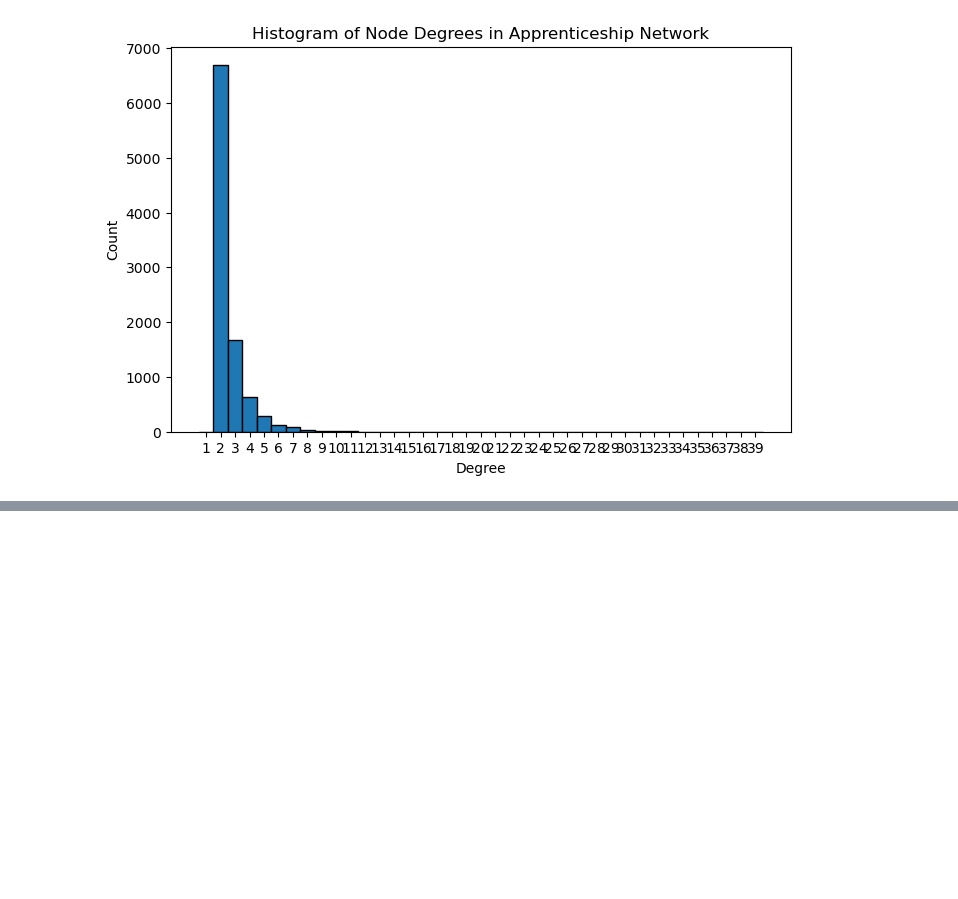
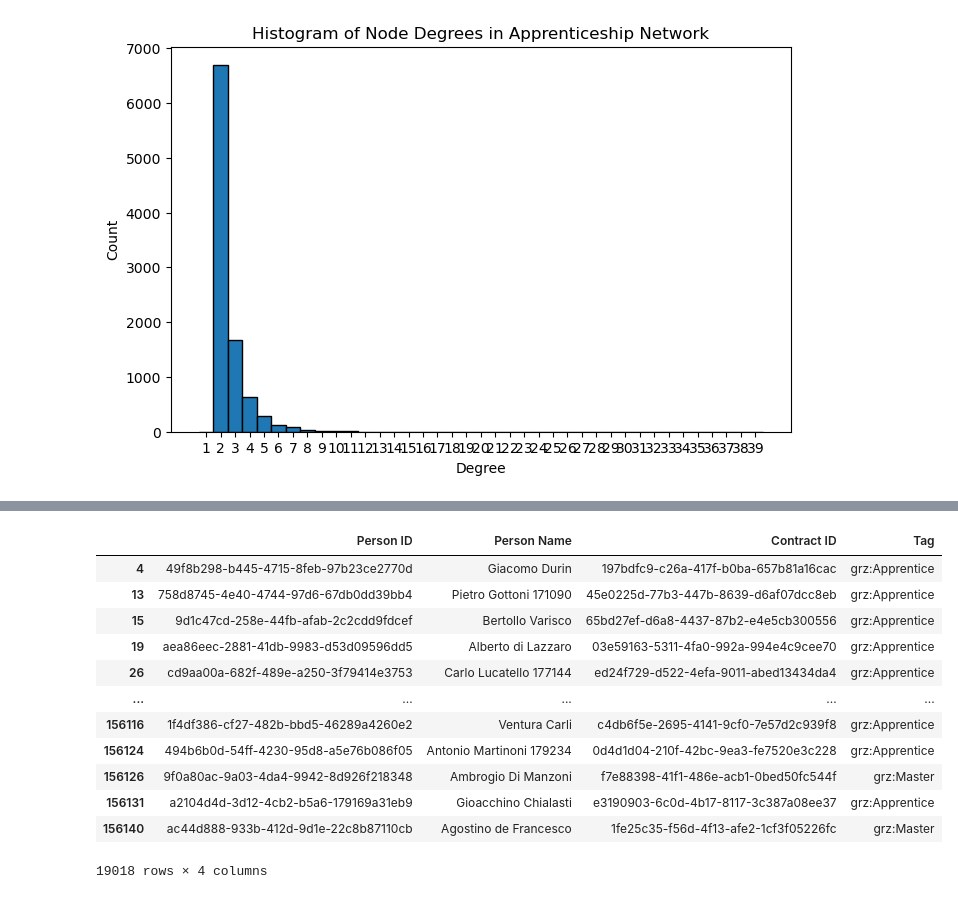
Before and after one commit to ludovicpollet/garzoni, a Jupyter notebook: garzoni_aumad.ipynb, the cells around one changed output, grey strips where cells are left out. Saved outputs shown, nothing was run; the diff lists cells and outputs as text; code cells hidden in the pictures; blank space fills up the shorter version.

```diff
--- a/garzoni_aumad.ipynb
+++ b/garzoni_aumad.ipynb
@@ -146,0 +187,20 @@ print(len(df_contracts))
+# %%
+df_joined['Contract ID'].value_counts()
+
+nodes_with_one_edge = [n for n, d in G_apprentiships.degree() if d == 1]
+
+df_person_mentions[df_person_mentions['Person ID'].isin(nodes_with_one_edge)][colum_select]
+# %% [output]
+|  | Person ID | Person Name | Contract ID | Tag |
+| 4 | 49f8b298-b445-4715-8feb-97b23ce2770d | Giacomo Durin | 197bdfc9-c26a-417f-b0ba-657b81a16cac | grz:Apprentice |
+| 13 | 758d8745-4e40-4744-97d6-67db0dd39bb4 | Pietro Gottoni 171090 | 45e0225d-77b3-447b-8639-d6af07dcc8eb | grz:Apprentice |
+| 15 | 9d1c47cd-258e-44fb-afab-2c2cdd9fdcef | Bertollo Varisco | 65bd27ef-d6a8-4437-87b2-e4e5cb300556 | grz:Apprentice |
+| 19 | aea86eec-2881-41db-9983-d53d09596dd5 | Alberto di Lazzaro | 03e59163-5311-4fa0-992a-994e4c9cee70 | grz:Apprentice |
+| 26 | cd9aa00a-682f-489e-a250-3f79414e3753 | Carlo Lucatello 177144 | ed24f729-d522-4efa-9011-abed13434da4 | grz:Apprentice |
+| ... | ... | ... | ... | ... |
+| 156116 | 1f4df386-cf27-482b-bbd5-46289a4260e2 | Ventura Carli | c4db6f5e-2695-4141-9cf0-7e57d2c939f8 | grz:Apprentice |
+| 156124 | 494b6b0d-54ff-4230-95d8-a5e76b086f05 | Antonio Martinoni 179234 | 0d4d1d04-210f-42bc-9ea3-fe7520e3c228 | grz:Apprentice |
+| 156126 | 9f0a80ac-9a03-4da4-9942-8d926f218348 | Ambrogio Di Manzoni | f7e88398-41f1-486e-acb1-0bed50fc544f | grz:Master |
+| 156131 | a2104d4d-3d12-4cb2-b5a6-179169a31eb9 | Gioacchino Chialasti | e3190903-6c0d-4b17-8117-3c387a08ee37 | grz:Apprentice |
+| 156140 | ac44d888-933b-412d-9d1e-22c8b87110cb | Agostino de Francesco | 1fe25c35-f56d-4f13-afe2-1cf3f05226fc | grz:Master |
+19018 rows × 4 columns
```
Also changed, not shown: parts of 8 cells of this notebook.
